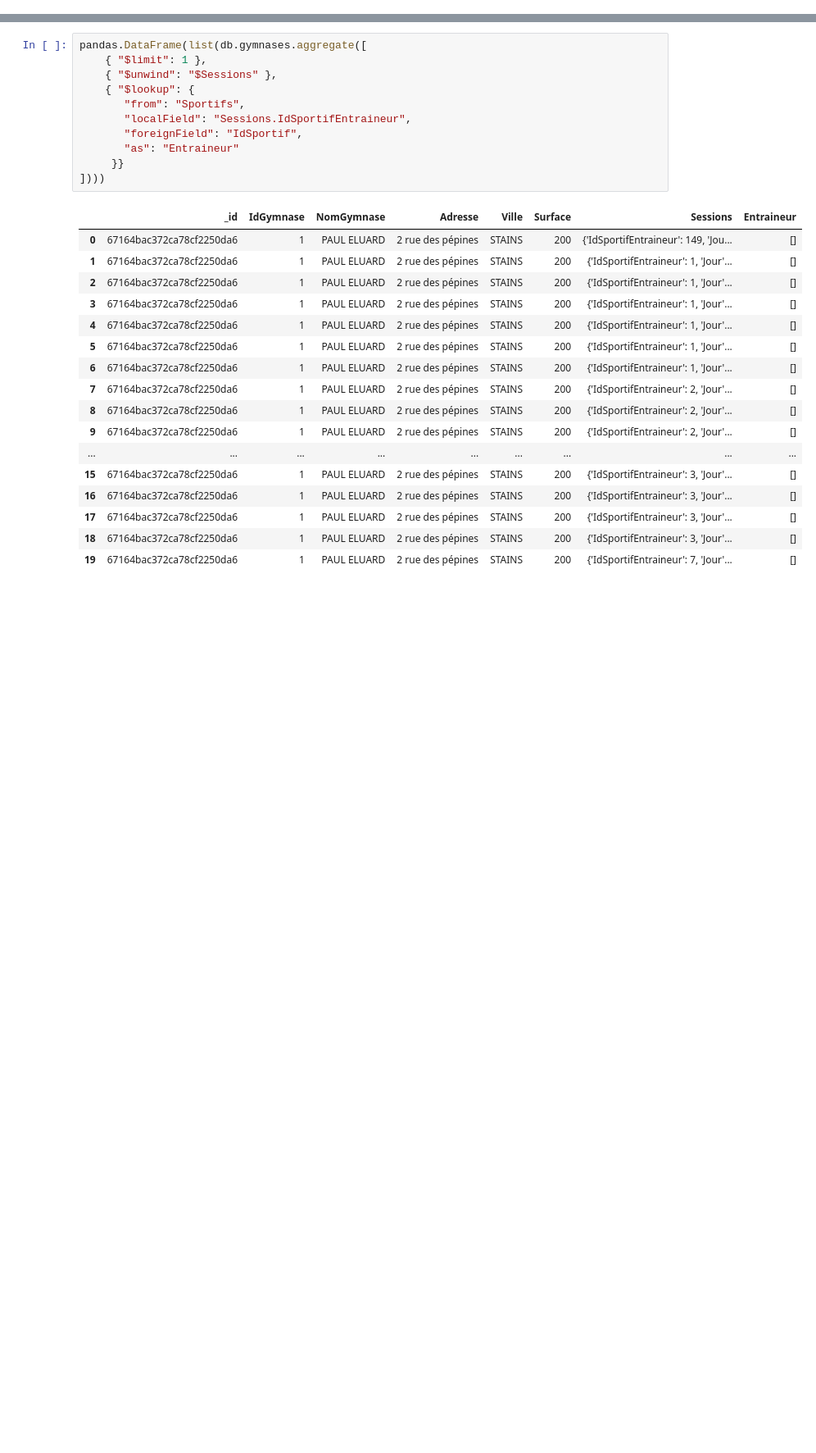
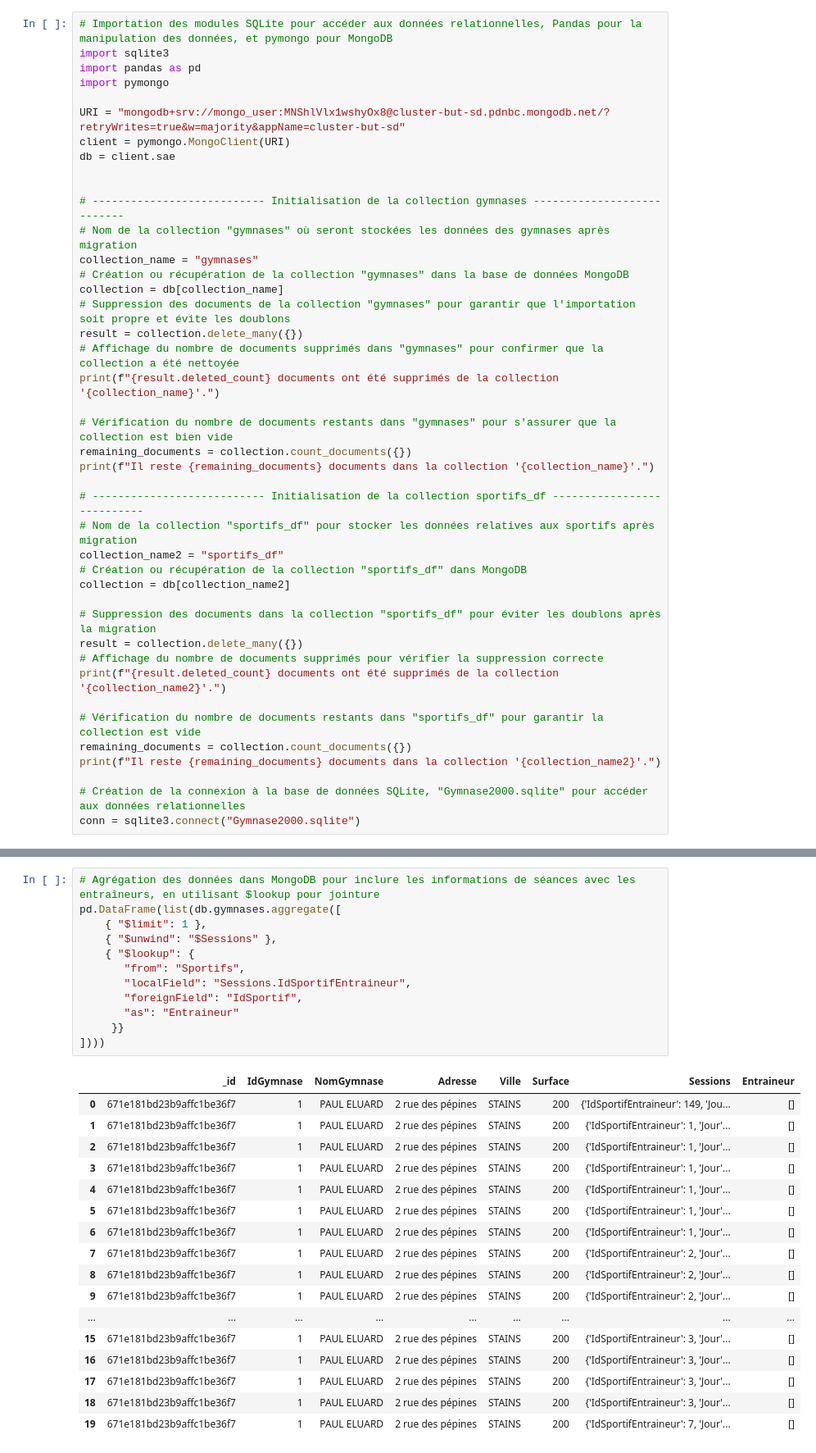
Before and after one commit to Malick002/SAE-NOSQL, a Jupyter notebook: nosql.ipynb, the cells around one changed output, grey strips where cells are left out. Shown at 82% size. Cells and saved outputs as stored; diff of their text form; blank space fills up the shorter version.

Commit message:
Mise à jour du fichier NoSQL.ipynb avec modifications de code et commentaires

```diff
--- a/nosql.ipynb
+++ b/nosql.ipynb
@@ -111,0 +13,42 @@ list(db.gymnases.find())
+# %%
+# Importation des modules SQLite pour accéder aux données relationnelles, Pandas pour la manipulation des données, et pymongo pour MongoDB
+import sqlite3
+import pandas as pd
+import pymongo
+
+URI = "mongodb+srv://mongo_user:MNShlVlx1wshyOx8@cluster-but-sd.pdnbc.mongodb.net/?retryWrites=true&w=majority&appName=cluster-but-sd"
+client = pymongo.MongoClient(URI)
+db = client.sae
+
+
+# --------------------------- Initialisation de la collection gymnases ---------------------------
+# Nom de la collection "gymnases" où seront stockées les données des gymnases après migration
+collection_name = "gymnases"
+# Création ou récupération de la collection "gymnases" dans la base de données MongoDB
+collection = db[collection_name]
+# Suppression des documents de la collection "gymnases" pour garantir que l'importation soit propre et évite les doublons
+result = collection.delete_many({})
+# Affichage du nombre de documents supprimés dans "gymnases" pour confirmer que la collection a été nettoyée
+print(f"{result.deleted_count} documents ont été supprimés de la collection '{collection_name}'.")
+
+# Vérification du nombre de documents restants dans "gymnases" pour s'assurer que la collection est bien vide
+remaining_documents = collection.count_documents({})
+print(f"Il reste {remaining_documents} documents dans la collection '{collection_name}'.")
+
+# --------------------------- Initialisation de la collection sportifs_df ---------------------------
+# Nom de la collection "sportifs_df" pour stocker les données relatives aux sportifs après migration
+collection_name2 = "sportifs_df"
+# Création ou récupération de la collection "sportifs_df" dans MongoDB
+collection = db[collection_name2]
+
+# Suppression des documents dans la collection "sportifs_df" pour éviter les doublons après la migration
+result = collection.delete_many({})
+# Affichage du nombre de documents supprimés pour vérifier la suppression correcte
+print(f"{result.deleted_count} documents ont été supprimés de la collection '{collection_name2}'.")
+
+# Vérification du nombre de documents restants dans "sportifs_df" pour garantir la collection est vide
+remaining_documents = collection.count_documents({})
+print(f"Il reste {remaining_documents} documents dans la collection '{collection_name2}'.")
+
+# Création de la connexion à la base de données SQLite, "Gymnase2000.sqlite" pour accéder aux données relationnelles
+conn = sqlite3.connect("Gymnase2000.sqlite")
@@ -112,30 +130,31 @@ list(db.gymnases.find())
 # %%
-pandas.DataFrame(list(db.gymnases.aggregate([
+# Agrégation des données dans MongoDB pour inclure les informations de séances avec les entraîneurs, en utilisant $lookup pour jointure
+pd.DataFrame(list(db.gymnases.aggregate([
     { "$limit": 1 },
     { "$unwind": "$Sessions" },
     { "$lookup": {
        "from": "Sportifs",
        "localField": "Sessions.IdSportifEntraineur",
        "foreignField": "IdSportif",
        "as": "Entraineur"
      }}
 ])))
 # %% [output]
 |  | _id | IdGymnase | NomGymnase | Adresse | Ville | Surface | Sessions | Entraineur |
-| 0 | 67164bac372ca78cf2250da6 | 1 | PAUL ELUARD | 2 rue des pépines | STAINS | 200 | {'IdSportifEntraineur': 149, 'Jou... | [] |
-| 1 | 67164bac372ca78cf2250da6 | 1 | PAUL ELUARD | 2 rue des pépines | STAINS | 200 | {'IdSportifEntraineur': 1, 'Jour'... | [] |
-| 2 | 67164bac372ca78cf2250da6 | 1 | PAUL ELUARD | 2 rue des pépines | STAINS | 200 | {'IdSportifEntraineur': 1, 'Jour'... | [] |
-| 3 | 67164bac372ca78cf2250da6 | 1 | PAUL ELUARD | 2 rue des pépines | STAINS | 200 | {'IdSportifEntraineur': 1, 'Jour'... | [] |
-| 4 | 67164bac372ca78cf2250da6 | 1 | PAUL ELUARD | 2 rue des pépines | STAINS | 200 | {'IdSportifEntraineur': 1, 'Jour'... | [] |
-| 5 | 67164bac372ca78cf2250da6 | 1 | PAUL ELUARD | 2 rue des pépines | STAINS | 200 | {'IdSportifEntraineur': 1, 'Jour'... | [] |
-| 6 | 67164bac372ca78cf2250da6 | 1 | PAUL ELUARD | 2 rue des pépines | STAINS | 200 | {'IdSportifEntraineur': 1, 'Jour'... | [] |
-| 7 | 67164bac372ca78cf2250da6 | 1 | PAUL ELUARD | 2 rue des pépines | STAINS | 200 | {'IdSportifEntraineur': 2, 'Jour'... | [] |
-| 8 | 67164bac372ca78cf2250da6 | 1 | PAUL ELUARD | 2 rue des pépines | STAINS | 200 | {'IdSportifEntraineur': 2, 'Jour'... | [] |
-| 9 | 67164bac372ca78cf2250da6 | 1 | PAUL ELUARD | 2 rue des pépines | STAINS | 200 | {'IdSportifEntraineur': 2, 'Jour'... | [] |
+| 0 | 671e181bd23b9affc1be36f7 | 1 | PAUL ELUARD | 2 rue des pépines | STAINS | 200 | {'IdSportifEntraineur': 149, 'Jou... | [] |
+| 1 | 671e181bd23b9affc1be36f7 | 1 | PAUL ELUARD | 2 rue des pépines | STAINS | 200 | {'IdSportifEntraineur': 1, 'Jour'... | [] |
+| 2 | 671e181bd23b9affc1be36f7 | 1 | PAUL ELUARD | 2 rue des pépines | STAINS | 200 | {'IdSportifEntraineur': 1, 'Jour'... | [] |
+| 3 | 671e181bd23b9affc1be36f7 | 1 | PAUL ELUARD | 2 rue des pépines | STAINS | 200 | {'IdSportifEntraineur': 1, 'Jour'... | [] |
+| 4 | 671e181bd23b9affc1be36f7 | 1 | PAUL ELUARD | 2 rue des pépines | STAINS | 200 | {'IdSportifEntraineur': 1, 'Jour'... | [] |
+| 5 | 671e181bd23b9affc1be36f7 | 1 | PAUL ELUARD | 2 rue des pépines | STAINS | 200 | {'IdSportifEntraineur': 1, 'Jour'... | [] |
+| 6 | 671e181bd23b9affc1be36f7 | 1 | PAUL ELUARD | 2 rue des pépines | STAINS | 200 | {'IdSportifEntraineur': 1, 'Jour'... | [] |
+| 7 | 671e181bd23b9affc1be36f7 | 1 | PAUL ELUARD | 2 rue des pépines | STAINS | 200 | {'IdSportifEntraineur': 2, 'Jour'... | [] |
+| 8 | 671e181bd23b9affc1be36f7 | 1 | PAUL ELUARD | 2 rue des pépines | STAINS | 200 | {'IdSportifEntraineur': 2, 'Jour'... | [] |
+| 9 | 671e181bd23b9affc1be36f7 | 1 | PAUL ELUARD | 2 rue des pépines | STAINS | 200 | {'IdSportifEntraineur': 2, 'Jour'... | [] |
 | ... | ... | ... | ... | ... | ... | ... | ... | ... |
-| 15 | 67164bac372ca78cf2250da6 | 1 | PAUL ELUARD | 2 rue des pépines | STAINS | 200 | {'IdSportifEntraineur': 3, 'Jour'... | [] |
-| 16 | 67164bac372ca78cf2250da6 | 1 | PAUL ELUARD | 2 rue des pépines | STAINS | 200 | {'IdSportifEntraineur': 3, 'Jour'... | [] |
-| 17 | 67164bac372ca78cf2250da6 | 1 | PAUL ELUARD | 2 rue des pépines | STAINS | 200 | {'IdSportifEntraineur': 3, 'Jour'... | [] |
-| 18 | 67164bac372ca78cf2250da6 | 1 | PAUL ELUARD | 2 rue des pépines | STAINS | 200 | {'IdSportifEntraineur': 3, 'Jour'... | [] |
-| 19 | 67164bac372ca78cf2250da6 | 1 | PAUL ELUARD | 2 rue des pépines | STAINS | 200 | {'IdSportifEntraineur': 7, 'Jour'... | [] |
+| 15 | 671e181bd23b9affc1be36f7 | 1 | PAUL ELUARD | 2 rue des pépines | STAINS | 200 | {'IdSportifEntraineur': 3, 'Jour'... | [] |
+| 16 | 671e181bd23b9affc1be36f7 | 1 | PAUL ELUARD | 2 rue des pépines | STAINS | 200 | {'IdSportifEntraineur': 3, 'Jour'... | [] |
+| 17 | 671e181bd23b9affc1be36f7 | 1 | PAUL ELUARD | 2 rue des pépines | STAINS | 200 | {'IdSportifEntraineur': 3, 'Jour'... | [] |
+| 18 | 671e181bd23b9affc1be36f7 | 1 | PAUL ELUARD | 2 rue des pépines | STAINS | 200 | {'IdSportifEntraineur': 3, 'Jour'... | [] |
+| 19 | 671e181bd23b9affc1be36f7 | 1 | PAUL ELUARD | 2 rue des pépines | STAINS | 200 | {'IdSportifEntraineur': 7, 'Jour'... | [] |
 # %%
```
Also changed, not shown: parts of 28 cells of this notebook.
